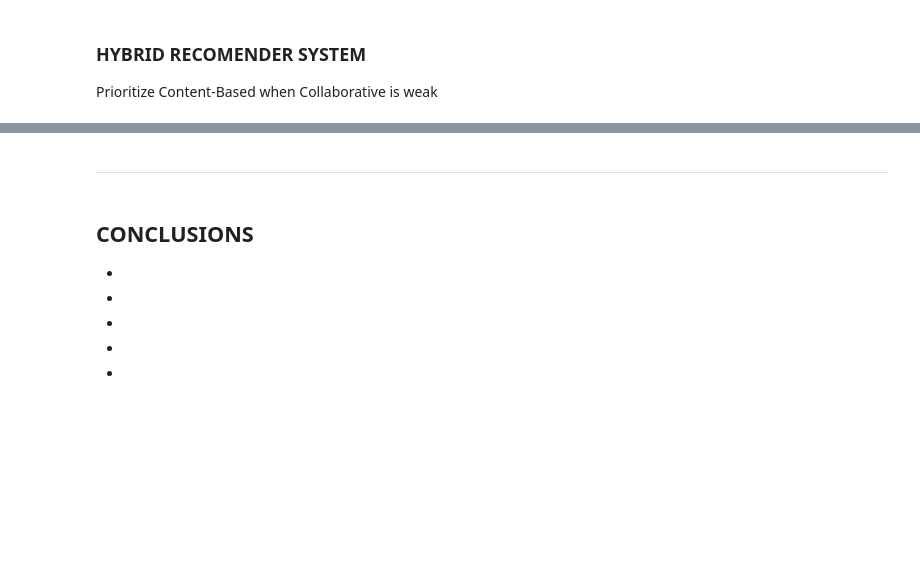
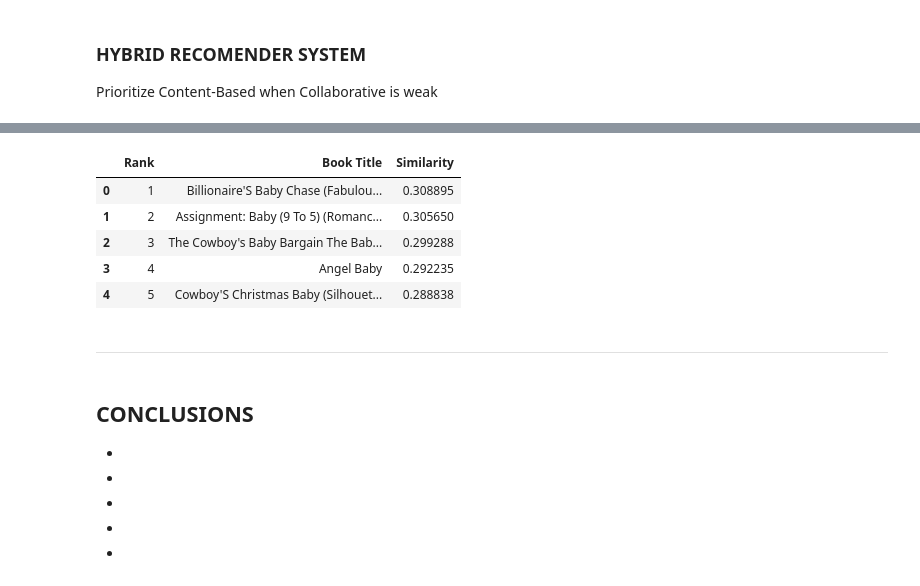
Before and after one commit to ruth-kitasi/Online-Book-Recommender-System, a Jupyter notebook: Index.ipynb, the cells around one changed output, grey strips where cells are left out. Cells and saved outputs as stored; diff of their text form; code cells hidden in the pictures; blank space fills up the shorter version.

```diff
--- a/Index.ipynb
+++ b/Index.ipynb
@@ -945,0 +903,86 @@ Done computing similarity matrix.
+# %%
+import pandas as pd
+from sklearn.feature_extraction.text import TfidfVectorizer
+from sklearn.metrics.pairwise import cosine_similarity
+from scipy.sparse import csr_matrix
+
+
+
+# 1. Build the Content-Based Filtering (CBF) part
+sample_df = merged_df[['Book-Title']].drop_duplicates().sample(n=5000, random_state=42).reset_index(drop=True)
+
+tfidf = TfidfVectorizer(stop_words='english')
+tfidf_matrix = tfidf.fit_transform(sample_df['Book-Title'])
+content_cosine_sim = cosine_similarity(tfidf_matrix)
+
+# Function to get similar books based on CBF
+def get_cbf_recommendations(title, n=5):
+    if title not in sample_df['Book-Title'].values:
+        return pd.DataFrame({'Book Title': [], 'Similarity': []})
+
+    idx = sample_df[sample_df['Book-Title'] == title].index[0]
+    sim_scores = list(enumerate(content_cosine_sim[idx]))
+    sim_scores = sorted(sim_scores, key=lambda x: x[1], reverse=True)[1:n+1]
+
+    book_indices = [i[0] for i in sim_scores]
+
+    recommendations = pd.DataFrame({
+        'Book Title': sample_df.iloc[book_indices]['Book-Title'].values,
+        'Similarity': [sim_scores[i][1] for i in range(len(sim_scores))]
+    })
+
+    return recommendations
+
+
+# 2. Build the Collaborative Filtering (CF) part
+top_users = merged_df['User-ID'].value_counts().head(10000).index
+top_books = merged_df['Book-Title'].value_counts().head(10000).index
+
+filtered_df = merged_df[
+    (merged_df['User-ID'].isin(top_users)) & (merged_df['Book-Title'].isin(top_books))
+]
+
+user_item_matrix = filtered_df.pivot_table(index='User-ID', columns='Book-Title', values='Book-Rating').fillna(0)
+item_user_matrix = user_item_matrix.T
+
+sparse_item_matrix = csr_matrix(item_user_matrix.values)
+item_similarity = cosine_similarity(sparse_item_matrix)
+item_similarity_df = pd.DataFrame(item_similarity, index=item_user_matrix.index, columns=item_user_matrix.index)
+
+# Function to get similar books based on CF
+def get_cf_recommendations(book_title, n=5):
+    if book_title not in item_similarity_df.columns:
+        return pd.DataFrame({'Book Title': [], 'Similarity': []})
+
+    similar_books = item_similarity_df[book_title].sort_values(ascending=False).drop(book_title).head(n)
+
+    recommendations = pd.DataFrame({
+        'Book Title': similar_books.index,
+        'Similarity': similar_books.values
+    })
+
+    return recommendations
+
+# 3. HYBRID Recommendation Function
+def hybrid_recommendations(book_title, n_cbf=5, n_cf=5):
+    cbf_recs = get_cbf_recommendations(book_title, n=n_cbf)
+    cf_recs = get_cf_recommendations(book_title, n=n_cf)
+
+    # Merge results
+    hybrid_recs = pd.concat([cbf_recs, cf_recs]).drop_duplicates(subset='Book Title').reset_index(drop=True)
+
+    # Sort by similarity score
+    hybrid_recs = hybrid_recs.sort_values(by='Similarity', ascending=False).reset_index(drop=True)
+
+    # Add Rank column
+    hybrid_recs.insert(0, 'Rank', hybrid_recs.index + 1)
+
+    return hybrid_recs
+
+
+# Test
+book_title_example = sample_df['Book-Title'].iloc[10]
+pd.set_option('display.max_colwidth', None)
+print(f"Hybrid recommendations for '{book_title_example}':")
+hybrid_recommendations(book_title_example)
+# %% [output]
@@ -946,3 +990,9 @@ Done computing similarity matrix.
+|  | Rank | Book Title | Similarity |
+| 0 | 1 | Billionaire'S Baby Chase (Fabulou... | 0.308895 |
+| 1 | 2 | Assignment: Baby (9 To 5) (Romanc... | 0.305650 |
+| 2 | 3 | The Cowboy's Baby Bargain The Bab... | 0.299288 |
+| 3 | 4 | Angel Baby | 0.292235 |
+| 4 | 5 | Cowboy'S Christmas Baby (Silhouet... | 0.288838 |
 # %% [markdown]
 ------------------------------------------------------------------------------------------------------------------------------------------------
 # %% [markdown]
```
Also changed, not shown: parts of 30 cells of this notebook.
